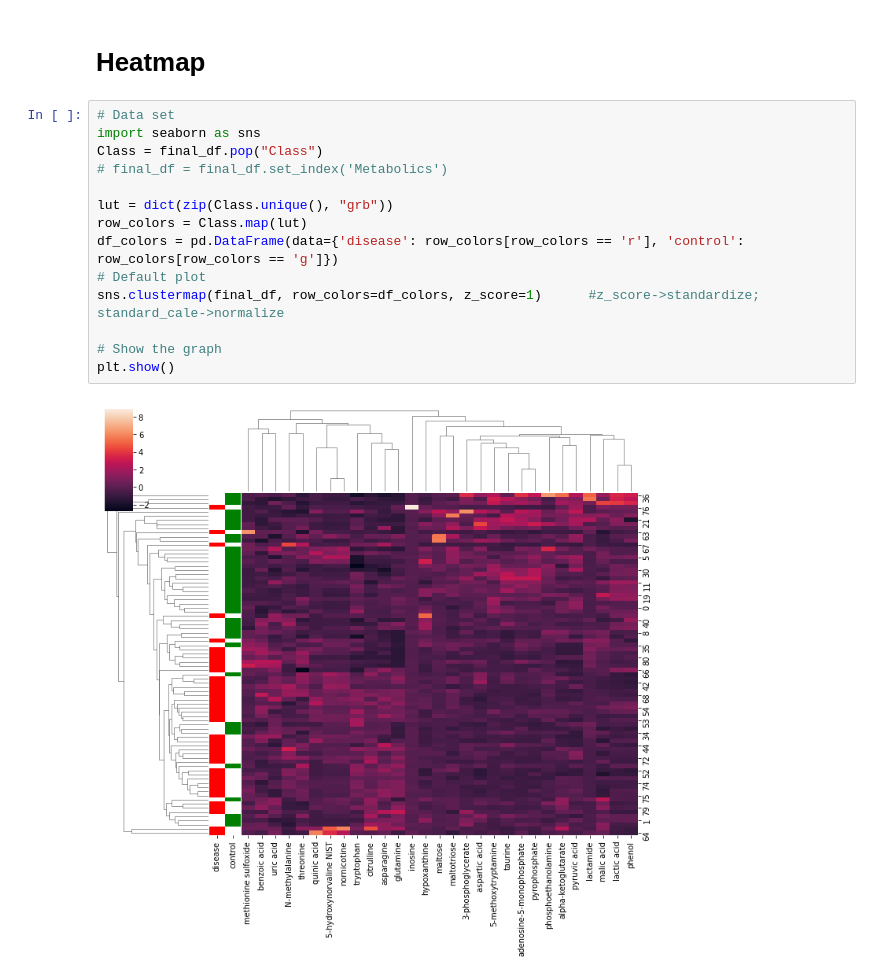
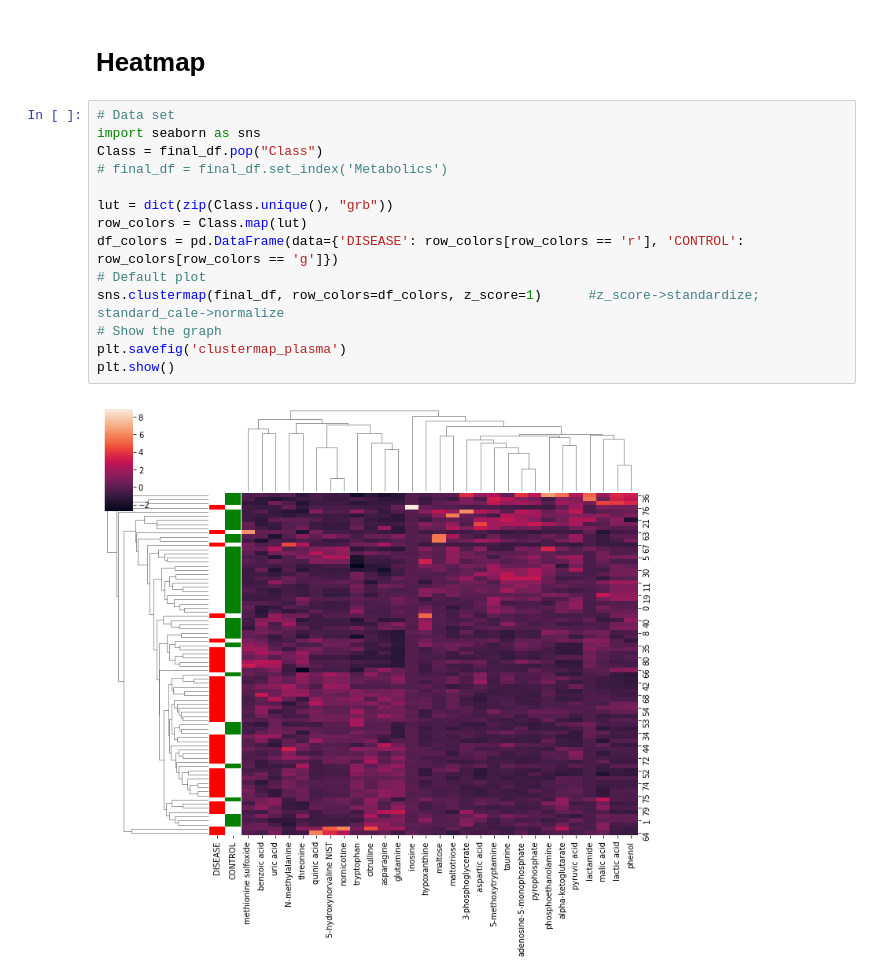
Before and after one commit to utshabkg/lung_cancer_biomarker, a Jupyter notebook: plasma/metabolic tests/plasma_test.ipynb, the cells around one changed output. Saved outputs shown, nothing was run; the diff lists cells and outputs as text.

```diff
--- a/plasma/metabolic tests/plasma_test.ipynb
+++ b/plasma/metabolic tests/plasma_test.ipynb
@@ -181,16 +173,16 @@ final_df
 # %%
 # Data set
 import seaborn as sns
 Class = final_df.pop("Class")
 # final_df = final_df.set_index('Metabolics')
 
 lut = dict(zip(Class.unique(), "grb"))
 row_colors = Class.map(lut)
-df_colors = pd.DataFrame(data={'disease': row_colors[row_colors == 'r'], 'control': row_colors[row_colors == 'g']})
+df_colors = pd.DataFrame(data={'DISEASE': row_colors[row_colors == 'r'], 'CONTROL': row_colors[row_colors == 'g']})
 # Default plot
 sns.clustermap(final_df, row_colors=df_colors, z_score=1)      #z_score->standardize; standard_cale->normalize
-
 # Show the graph
+plt.savefig('clustermap_plasma')
 plt.show()
 # %% [output]
-[figure, old version]
+[figure, new version]
```
Also changed, not shown: parts of 1 cell of this notebook.
